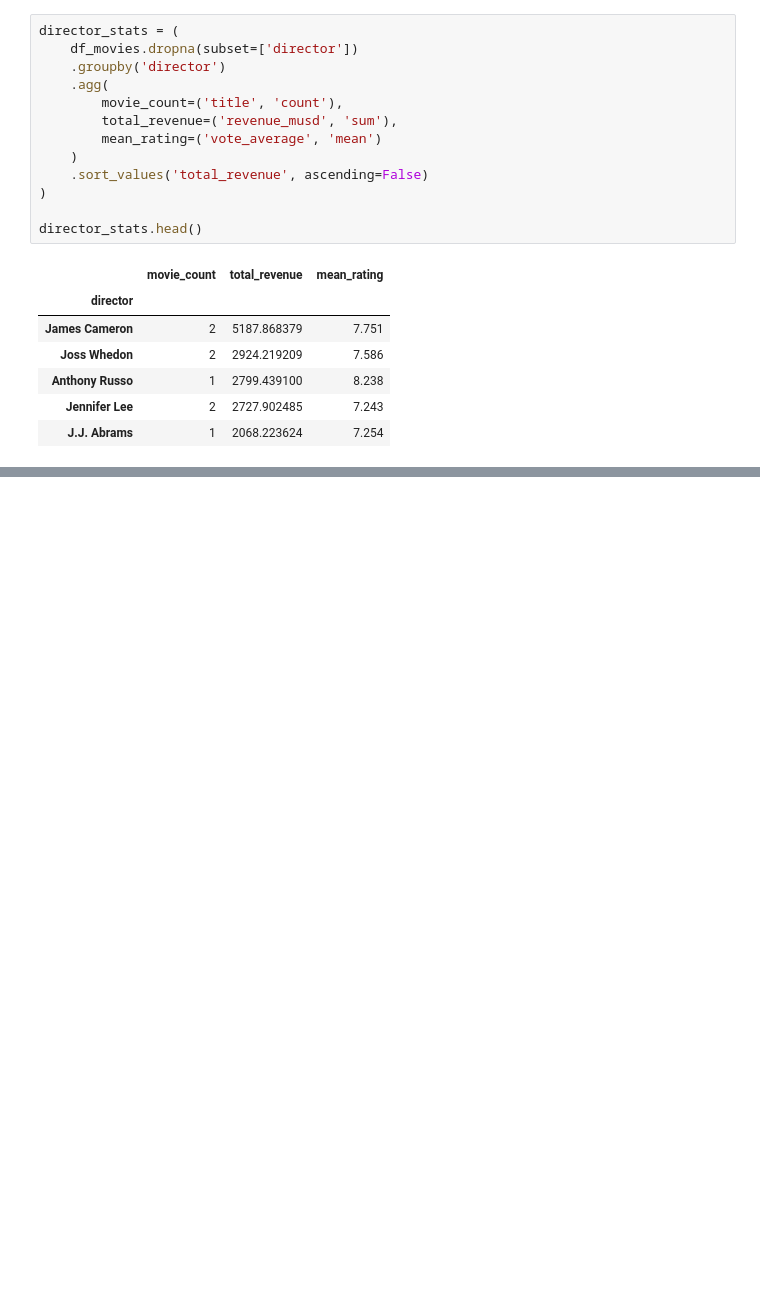
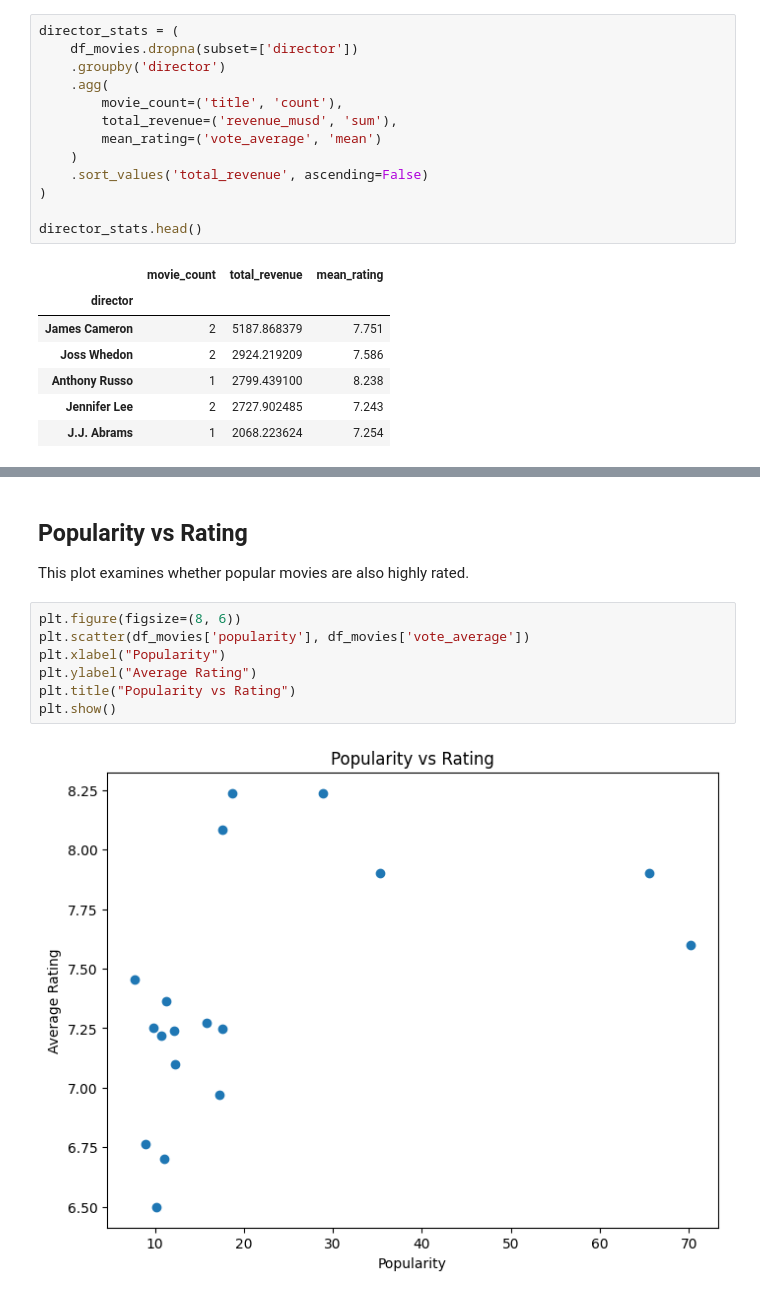
Before and after one commit to Damas200/tmdb-movie-data-analysis, a Jupyter notebook: TMDB_Movie_Data_Analysis.ipynb, the cells around one changed output, grey strips where cells are left out. Drawn from its saved outputs; the diff is of its cells as text; blank space fills up the shorter version.

```diff
--- a/TMDB_Movie_Data_Analysis.ipynb
+++ b/TMDB_Movie_Data_Analysis.ipynb
@@ -440,0 +506,13 @@ director_stats.head()
+# %% [markdown]
+## Popularity vs Rating
+
+This plot examines whether popular movies are also highly rated.
+# %%
+plt.figure(figsize=(8, 6))
+plt.scatter(df_movies['popularity'], df_movies['vote_average'])
+plt.xlabel("Popularity")
+plt.ylabel("Average Rating")
+plt.title("Popularity vs Rating")
+plt.show()
+# %% [output]
+[figure, added]
```
Also changed, not shown: parts of 15 cells of this notebook.
